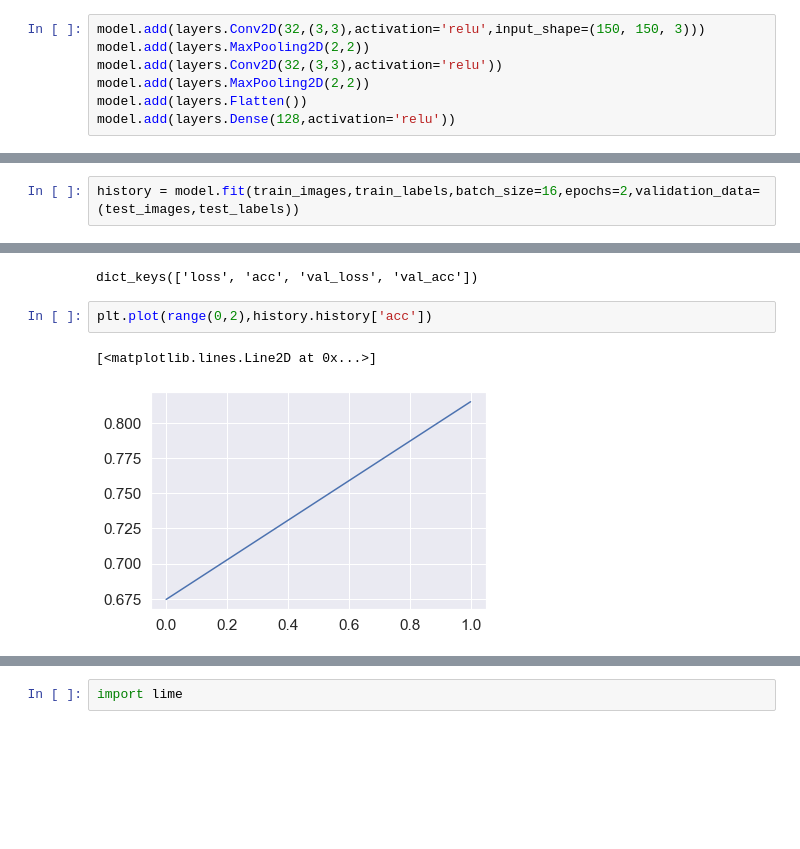
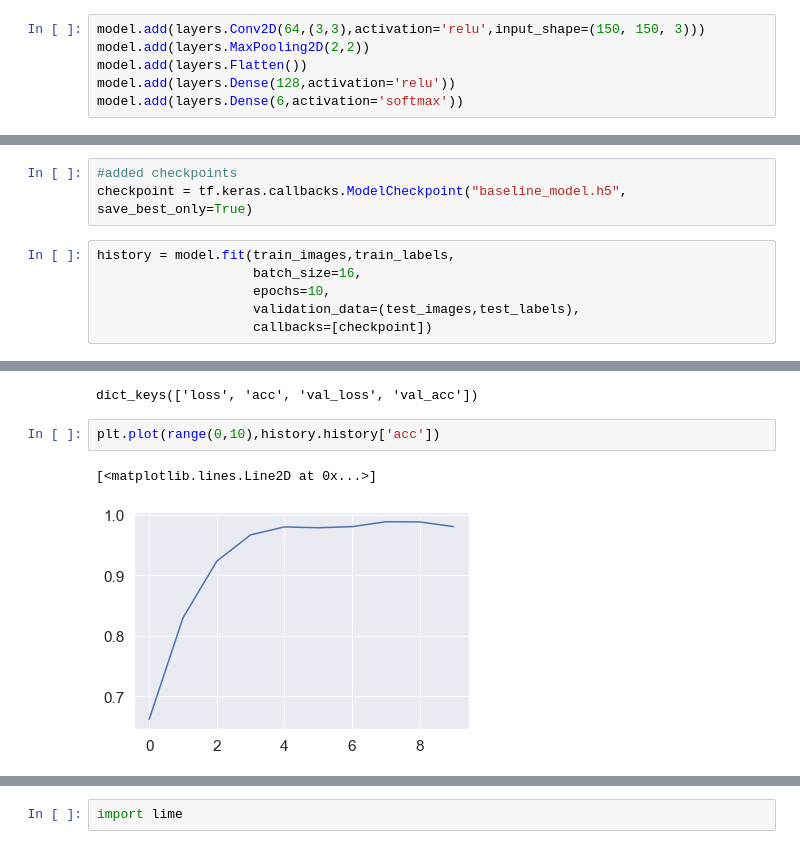
Before and after one commit to Joshua-Hill-Science/Landscapes, a Jupyter notebook: notebooks/exploratory/Warren/EDA.ipynb, the cells around one changed output, grey strips where cells are left out. Saved outputs shown, nothing was run; the diff lists cells and outputs as text; blank space fills up the shorter version.

```diff
--- a/notebooks/exploratory/Warren/EDA.ipynb
+++ b/notebooks/exploratory/Warren/EDA.ipynb
@@ -240,9 +245,8 @@ from tensorflow.keras import models, layers
 # %%
 model = models.Sequential()
 # %%
-model.add(layers.Conv2D(32,(3,3),activation='relu',input_shape=(150, 150, 3)))
-model.add(layers.MaxPooling2D(2,2))
-model.add(layers.Conv2D(32,(3,3),activation='relu'))
+model.add(layers.Conv2D(64,(3,3),activation='relu',input_shape=(150, 150, 3)))
 model.add(layers.MaxPooling2D(2,2))
 model.add(layers.Flatten())
 model.add(layers.Dense(128,activation='relu'))
+model.add(layers.Dense(6,activation='softmax'))
@@ -270,6 +273,13 @@ Non-trainable params: 0
 _________________________________________________________________
 # %%
 model.compile(optimizer='adam',loss='sparse_categorical_crossentropy',metrics=['acc'])
+# %%
+#added checkpoints
+checkpoint = tf.keras.callbacks.ModelCheckpoint("baseline_model.h5", save_best_only=True)
 # %%
-history = model.fit(train_images,train_labels,batch_size=16,epochs=2,validation_data=(test_images,test_labels))
+history = model.fit(train_images,train_labels,
+                    batch_size=16,
+                    epochs=10,
+                    validation_data=(test_images,test_labels),
+                    callbacks=[checkpoint])
 # %% [output]
@@ -287,7 +313,7 @@ history.history.keys()
 # %% [output]
 dict_keys(['loss', 'acc', 'val_loss', 'val_acc'])
 # %%
-plt.plot(range(0,2),history.history['acc'])
+plt.plot(range(0,10),history.history['acc'])
 # %% [output]
 [<matplotlib.lines.Line2D at 0x...>]
-[figure, old version]
+[figure, new version]
```
Also changed, not shown: parts of 11 cells of this notebook, 2 other files.
